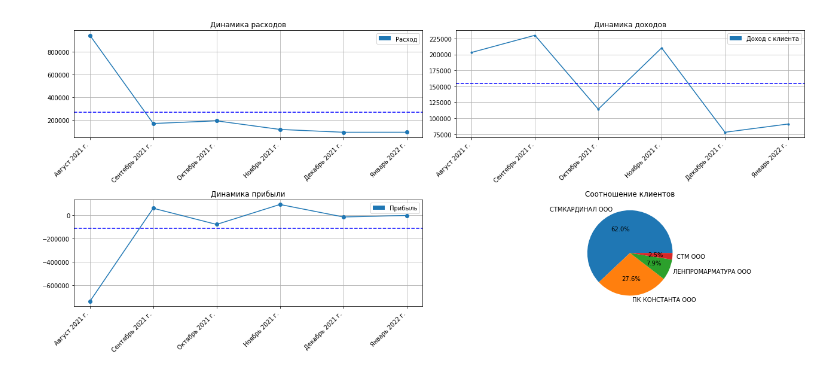
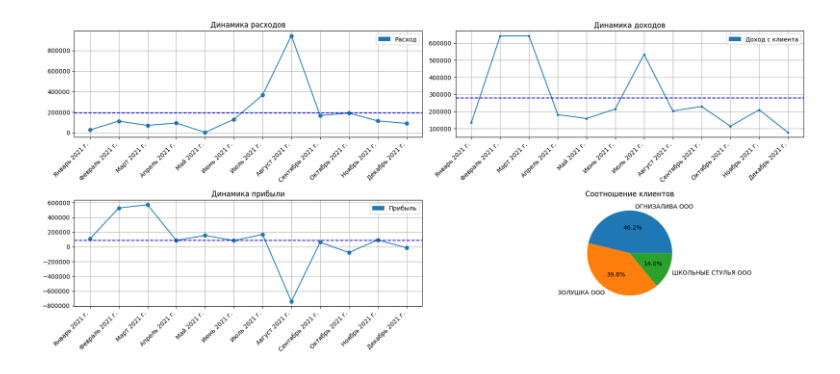
Before and after one commit to irinakozub/company_financial_condition, a Jupyter notebook: google_colab_main.ipynb, the cells around one changed output. Cells and saved outputs as stored; diff of their text form; code cells hidden in the pictures.

Commit message:
Created using Colab. Update information

```diff
--- a/google_colab_main.ipynb
+++ b/google_colab_main.ipynb
@@ -17,9 +17,13 @@ from numpy import ndarray
 from pandas import Series, DataFrame
 from pandas.core.generic import NDFrame
 
-#from_filename = tkinter.filedialog.askopenfilename()
+# from google.colab import files
+# uploaded = files.upload()
+# from_filename = next(iter(uploaded))
+
+# from_filename = tkinter.filedialog.askopenfilename()
 # Use if run in Google Colab
-from_filename = '/content/Отчет сентябрь - январь.txt'
+from_filename = '/content/Отчет 2021 год полностью.txt'
 txt_file_frame = pd.read_table(from_filename)
 file_name_in_google_sheets = 'Profit'
 path_of_file = from_filename[0:from_filename.rfind('/')]
@@ -444,31 +448,31 @@ def google_docs_saving_data():
 
 
 def collect_data_for_google_docs(item):
     '''(str) -> list of str and float
 
     Take item from list, find data for it in frame of data and return list of data.
 
     >>> collect_data_for_google_docs('Максимов Анрей Геннадьевич')
     ['Максимов Анрей Геннадьевич', 0.0, 0.0, 0.0, 0.0, 0.0, 0.0, 0.0, 0.0, 70000.0, 70000.0, 70000.0, 70000.0, 280000.0]
     >>> collect_data_for_google_docs('ЗОЛУШКА ООО')
     ['ЗОЛУШКА ООО', 0.0, 0.0, 15100.0, 27000.0, 25000.0, 64747.0, 48200.0, 32990.0, 86984.0, 25000.0, 72459.0, 38019.0, 435499.0]
     '''
     collect_data_list = [item]
     column_index = correct_column_names_indexes_dict[item]
 
     for i in range(end_dict + 1):
         i += 1
         column_name = correct_column_names_list[i]
         new_item = txt_file_frame[column_name][column_index]
         if type(new_item) == str:
             new_item = float(new_item.replace('\xa0', '').replace(',', '.'))
         if math.isnan(new_item):
             new_item = 0.0
         collect_data_list.append(new_item)
 
     return collect_data_list
 
 
 draw_graphs()
 # %% [output]
-[figure, old version]
+[figure, new version]
```
Also changed, not shown: parts of 2 cells of this notebook.
